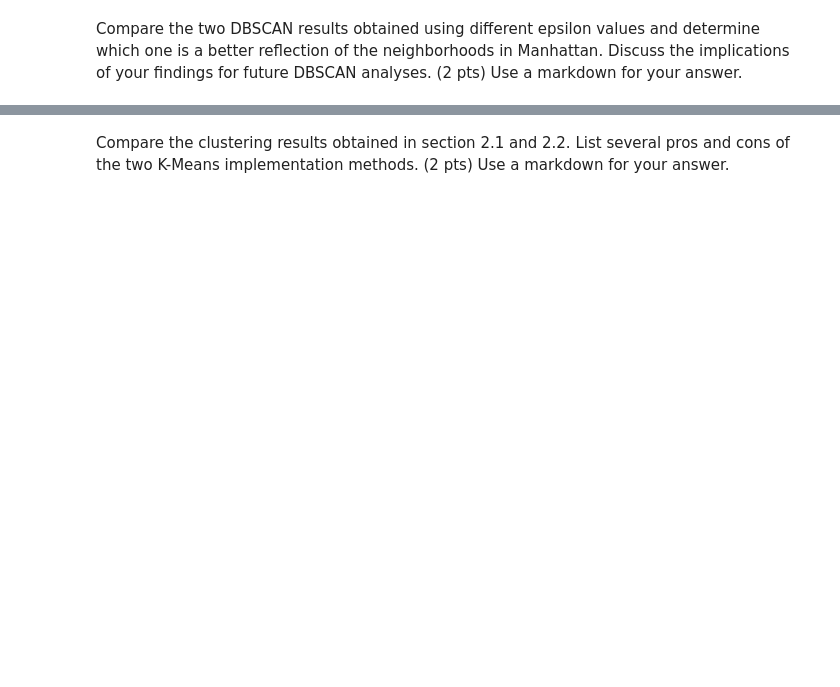
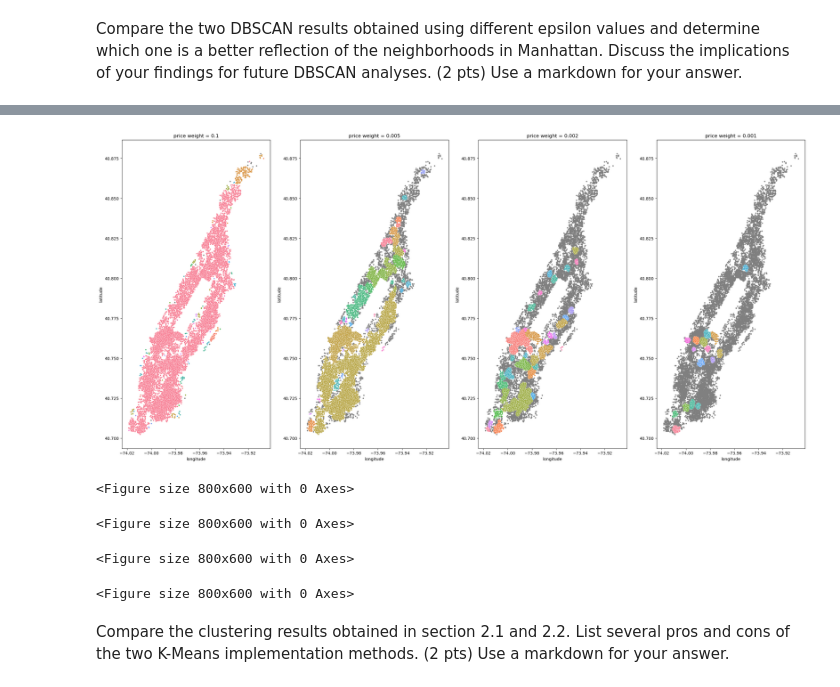
Before and after one commit to desaiwang/4680_5680_intro_uds, a Jupyter notebook: Homework/HW4.ipynb, the cells around one changed output, grey strips where cells are left out. Saved outputs shown, nothing was run; the diff lists cells and outputs as text; code cells hidden in the pictures; blank space fills up the shorter version.

```diff
--- a/Homework/HW4.ipynb
+++ b/Homework/HW4.ipynb
@@ -300,2 +311,42 @@ Compare the two DBSCAN results obtained using different epsilon values and deter
+# %%
+import warnings
+
+#I also added listing as a parameter (which can take in any data, if listing changes), and ax so I can put them in different subplots
+def plot_price_weights(listing, price_weight, ax):
+    plt.figure(figsize=(8, 6))
+    with warnings.catch_warnings():
+        warnings.filterwarnings("ignore")
+        clusterer= DBSCAN(eps=epsilon, min_samples=minp)
+
+        clusterer.fit(listing[["longitude", "latitude"]], sample_weight=prices_nonnull*price_weight)
+
+        lbls = pd.Series(clusterer.labels_, index=listing.index)
+        listing['lbls'] = lbls
+
+        noise = listing.loc[lbls == -1]
+        if (len(noise)>1):
+            noise.plot(ax=ax, color="grey", markersize = 5)
+
+        datapts = listing.loc[lbls != -1]
+        datapts["lbls_str"] = datapts["lbls"].astype(str)
+        seaborn.scatterplot(data=datapts, x="longitude", y="latitude", hue="lbls_str", ax=ax, s=10, legend=False)
+
+        ax.set_title("price weight = {}".format(price_weight))
+# %%
+# Create a figure with 4 subplots
+fig, axs = plt.subplots(1, 4, figsize=(30, 18))
+
+# Call the function for different values of k and add to subplots
+for i, k in enumerate([ 0.1, 0.005, 0.002, 0.001]):
+    plot_price_weights(listing, k, axs[i % 5])
+
+plt.tight_layout()
+plt.show()
+# %% [output]
+[figure, added]
+<Figure size 800x600 with 0 Axes>
+<Figure size 800x600 with 0 Axes>
+<Figure size 800x600 with 0 Axes>
+<Figure size 800x600 with 0 Axes>
 # %% [markdown]
 Compare the clustering results obtained in section 2.1 and 2.2. List several pros and cons of the two K-Means implementation methods. (2 pts) Use a markdown for your answer.
```
Also changed, not shown: parts of 12 cells of this notebook.
